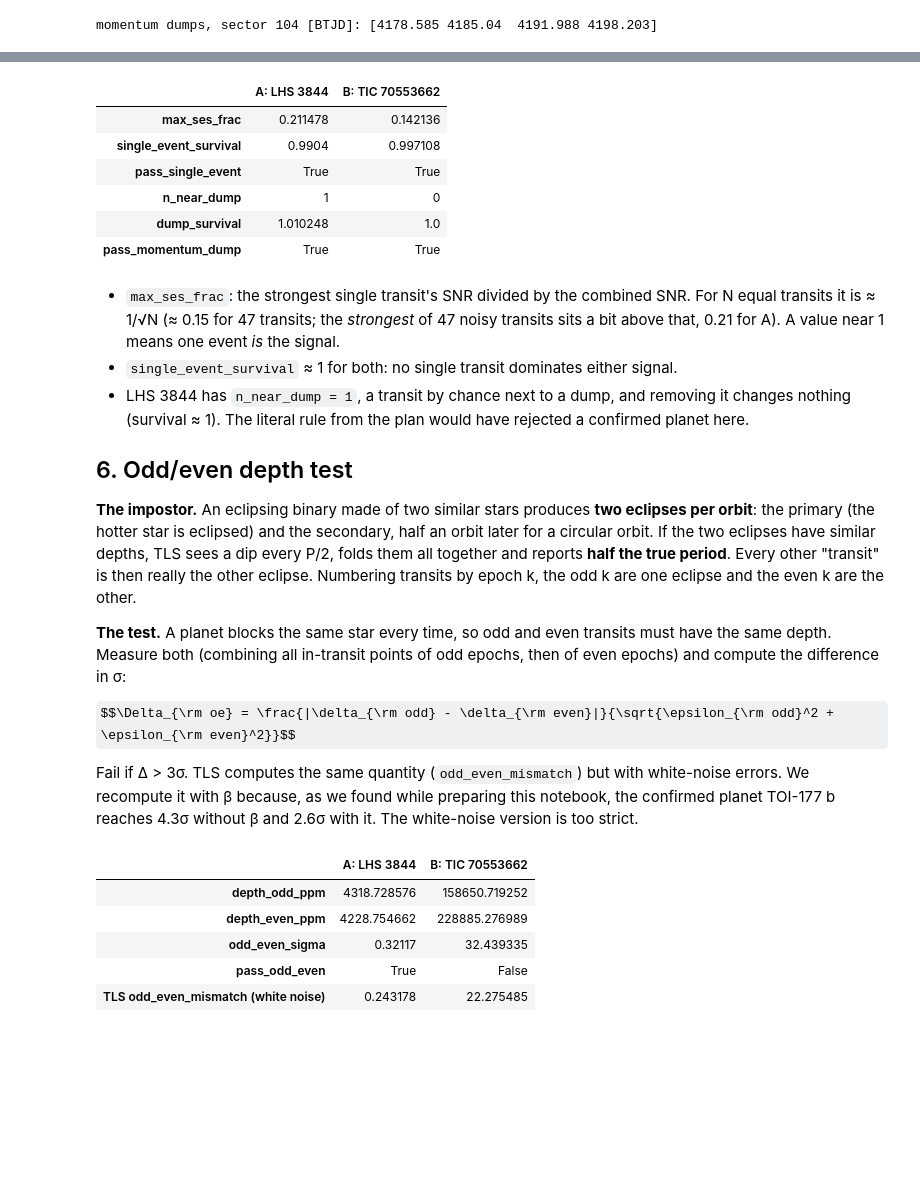
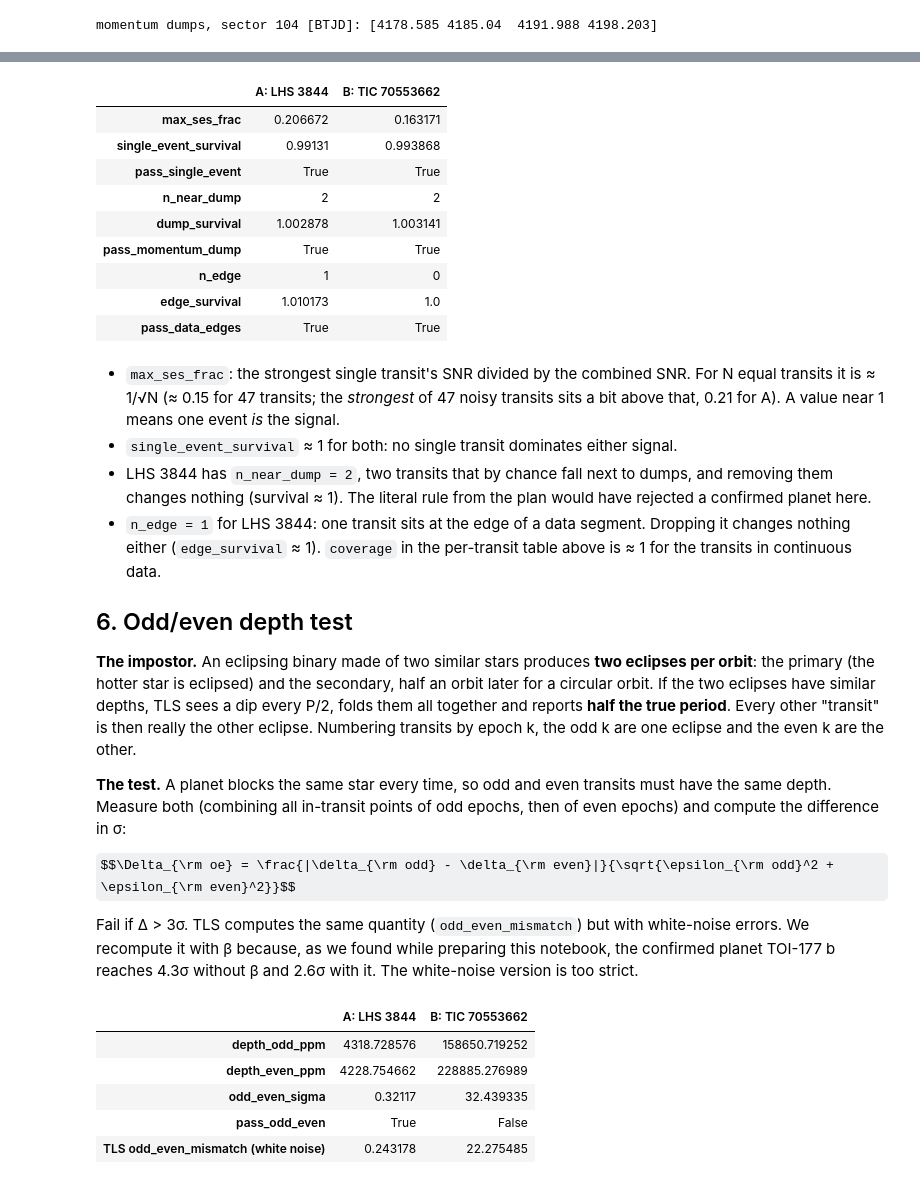
Before and after one commit to josejorgers/exoplanets-research, a Jupyter notebook: notebooks/pipeline-5-vet-walkthrough.ipynb, the cells around one changed output, grey strips where cells are left out. Drawn from its saved outputs; the diff is of its cells as text; code cells hidden in the pictures; some formulas as TeX source; blank space fills up the shorter version.

```diff
--- a/notebooks/pipeline-5-vet-walkthrough.ipynb
+++ b/notebooks/pipeline-5-vet-walkthrough.ipynb
@@ -333,15 +333,19 @@ THRESH = dict(
     n_transits_min=2,         # §4.3  periodicity needs at least two events
     grid_edge_frac=0.98,      # §4.4  period within 2 % of period_max = peak at the grid edge
     survive_frac=0.5,         # §5    the signal must keep >= 50 % of its expected SNR after dropping suspect transits
-    dump_window_d=0.1,        # §5.3  +- 0.1 d around a momentum dump (plus half a transit)
+    dump_window_d=0.25,       # §5.3  +- 0.25 d around a momentum dump (plus half a transit) = biweight half-window
+    local_noise_d=0.5,        # §5.1  per-transit noise from out-of-transit points within +- 0.5 d
+    edge_coverage_min=0.5,    # §5.3  a transit needs >= 50 % of the expected points on each side
     odd_even_sigma_max=3.0,   # §6
     secondary_snr_max=5.0,    # §7    5 sigma because we search many phases (look-elsewhere)
     dur_ratio_min=1 / 3,      # §8.1  observed / expected central-transit duration
     dur_ratio_max=3.0,
     rp_earth_max=16.8,        # §8.2  1.5 Jupiter radii
-    var_harmonic_tol=0.005,   # §9    period ratio within 0.5 % of an integer
+    var_fap_max=1e-3,         # §9    the periodogram peak must be significant ...
+    var_harmonic_tol=1.0,     # §9    ... at a harmonic of the TLS frequency, within 1/baseline ...
     var_harmonic_n_max=10,
-    var_amp_frac_max=0.15,    # §9    variability semi-amplitude / transit depth
+    var_amp_frac_max=0.15,    # §9    ... and its semi-amplitude >= 15 % of the transit depth
+    variable_amp_frac=0.3,    # §10.4 soft: any significant modulation >= 30 % of the depth
     v_shape_max=0.3,          # §10.1 soft: flat-bottom fraction T23/T14 below this = V-shaped
     centroid_sigma_max=3.0,   # §10.2 soft
     contratio_max=0.5,        # §10.3 soft
@@ -449,15 +462,24 @@ called the single-transit value *SES*, single event statistic, and the combined
 multiple event statistic.)
 # %%
 def per_transit(p) -> pd.DataFrame:
-    '''One row per transit epoch that has in-transit data.'''
-    s, t, y = p["s"], p["t"], p["y"]
+    '''One row per transit epoch that has in-transit data: depth, LOCAL error, SNR, data coverage.'''
+    s, t, y, dur, noise = p["s"], p["t"], p["y"], p["dur"], p["noise"]
     epoch = np.round((t - s.T0) / s.period).astype(int)
+    cadence = np.median(np.diff(t))
+    side = max(dur, 1 / 24)  # the window checked on each side of the transit (§5.3)
     rows = []
     for k in np.unique(epoch[p["in_tr"]]):
         m = p["in_tr"] & (epoch == k)
-        d, e = depth_and_err(y, m, p["noise"])
-        rows.append((k, s.T0 + k * s.period, int(m.sum()), d, e))
-    pt = pd.DataFrame(rows, columns=["epoch", "t_mid", "n", "depth", "err"])
+        tm = s.T0 + k * s.period
+        near = p["oot"] & (np.abs(t - tm) < THRESH["local_noise_d"])
+        sig_k = robust_std(y[near]) if near.sum() >= 30 else noise["sigma"]
+        sig_k = max(sig_k, 0.5 * noise["sigma"])
+        n = int(m.sum())
+        d, e = 1 - y[m].mean(), noise["beta"] * sig_k / np.sqrt(n)
+        pre = ((t > tm - dur / 2 - side) & (t < tm - dur / 2)).sum() * cadence / side
+        post = ((t > tm + dur / 2) & (t < tm + dur / 2 + side)).sum() * cadence / side
+        rows.append((k, tm, n, d, e, sig_k, min(pre, post)))
+    pt = pd.DataFrame(rows, columns=["epoch", "t_mid", "n", "depth", "err", "sigma_local", "coverage"])
     pt["snr"] = pt["depth"] / pt["err"]
     return pt
 
@@ -585,48 +617,65 @@ def survival(pt, drop, min_keep=1) -> tuple[float, int]:
     keep = pt[~drop]
     if len(keep) < min_keep:
         return 0.0, len(keep)
     _, _, snr_all = combine(pt)
     _, _, snr_keep = combine(keep)
     return float(snr_keep / (snr_all * np.sqrt(len(keep) / len(pt)))), len(keep)
 
 
 def test_single_event(p) -> dict:
     pt = p["pt"]
     drop = pt.index == pt["snr"].idxmax()
     surv, _ = survival(pt, drop)
     return {"max_ses_frac": float(pt["snr"].max() / combine(pt)[2]),  # strongest transit's share of the total SNR
             "single_event_survival": surv,
             "pass_single_event": bool(surv >= THRESH["survive_frac"])}
 
 
 def test_momentum_dumps(p, dumps) -> dict:
     pt = p["pt"]
     window = THRESH["dump_window_d"] + p["dur"] / 2
     near = np.array([np.min(np.abs(tm - dumps)) < window for tm in pt["t_mid"]]) if len(dumps) else np.zeros(len(pt), bool)
     if not near.any():
         return {"n_near_dump": 0, "dump_survival": 1.0, "pass_momentum_dump": True}
     surv, _ = survival(pt, near, min_keep=THRESH["n_transits_min"])
     return {"n_near_dump": int(near.sum()), "dump_survival": surv,
             "pass_momentum_dump": bool(surv >= THRESH["survive_frac"])}
 
 
-pd.DataFrame({STARS[t]: {**test_single_event(prep[t]), **test_momentum_dumps(prep[t], DUMPS)} for t in STARS})
+def test_data_edges(p) -> dict:
+    pt = p["pt"]
+    edge = (pt["coverage"] < THRESH["edge_coverage_min"]).to_numpy()
+    if not edge.any():
+        return {"n_edge": 0, "edge_survival": 1.0, "pass_data_edges": True}
+    surv, _ = survival(pt, edge, min_keep=THRESH["n_transits_min"])
+    return {"n_edge": int(edge.sum()), "edge_survival": surv,
+            "pass_data_edges": bool(surv >= THRESH["survive_frac"])}
+
+
+pd.DataFrame({STARS[t]: {**test_single_event(prep[t]), **test_momentum_dumps(prep[t], DUMPS),
+                         **test_data_edges(prep[t])} for t in STARS})
 # %% [output]
 |  | A: LHS 3844 | B: TIC 70553662 |
-| max_ses_frac | 0.211478 | 0.142136 |
-| single_event_survival | 0.9904 | 0.997108 |
+| max_ses_frac | 0.206672 | 0.163171 |
+| single_event_survival | 0.99131 | 0.993868 |
 | pass_single_event | True | True |
-| n_near_dump | 1 | 0 |
-| dump_survival | 1.010248 | 1.0 |
+| n_near_dump | 2 | 2 |
+| dump_survival | 1.002878 | 1.003141 |
 | pass_momentum_dump | True | True |
+| n_edge | 1 | 0 |
+| edge_survival | 1.010173 | 1.0 |
+| pass_data_edges | True | True |
 # %% [markdown]
 - `max_ses_frac`: the strongest single transit's SNR divided by the combined SNR. For N
   equal transits it is ≈ 1/√N (≈ 0.15 for 47 transits; the *strongest* of 47 noisy
   transits sits a bit above that, 0.21 for A). A value near 1 means one event *is* the signal.
 - `single_event_survival` ≈ 1 for both: no single transit dominates either signal.
-- LHS 3844 has `n_near_dump = 1`, a transit by chance next to a dump, and removing it
-  changes nothing (survival ≈ 1). The literal rule from the plan would have rejected a
-  confirmed planet here.
+- LHS 3844 has `n_near_dump = 2`, two transits that by chance fall next to dumps, and
+  removing them changes nothing (survival ≈ 1). The literal rule from the plan would have
+  rejected a confirmed planet here.
+- `n_edge = 1` for LHS 3844: one transit sits at the edge of a data segment. Dropping it
+  changes nothing either (`edge_survival` ≈ 1). `coverage` in the per-transit table above is
+  ≈ 1 for the transits in continuous data.
 
 ## 6. Odd/even depth test
 
```
Also changed, not shown: parts of 16 cells of this notebook, 4 other files.
